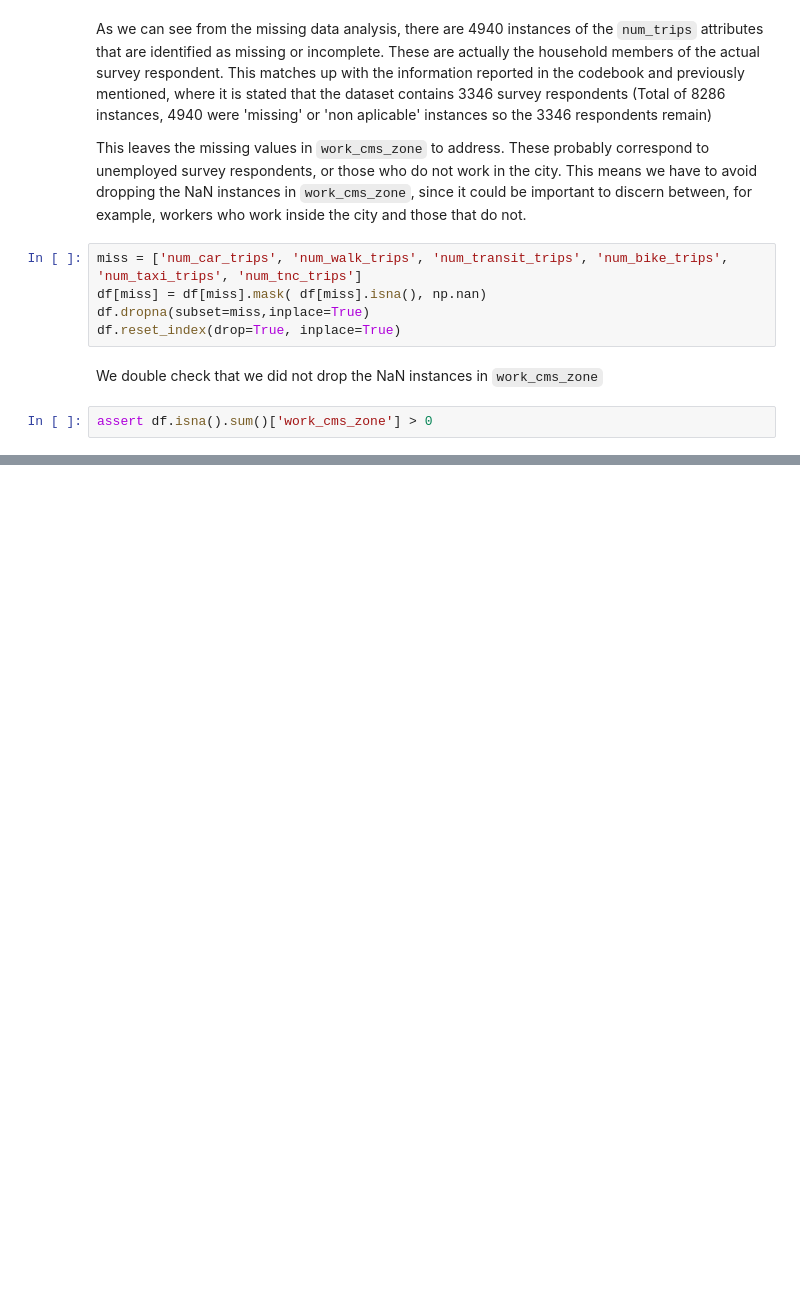
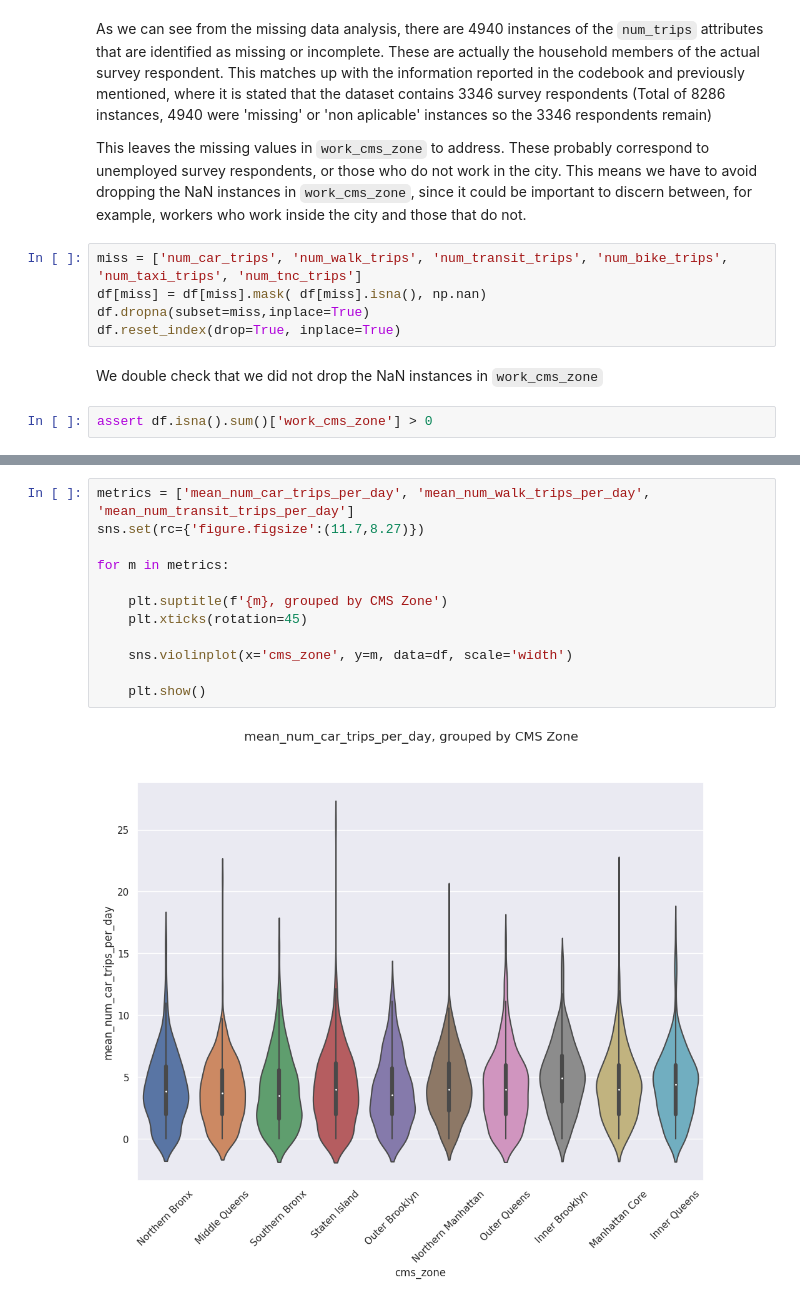
Before and after one commit to Axemt/TUD-2223-DATAH3-Project, a Jupyter notebook: NYC's 2019 Citywide Mobility Survey.ipynb, the cells around one changed output, grey strips where cells are left out. Cells and saved outputs as stored; diff of their text form; blank space fills up the shorter version.

```diff
--- a/NYC's 2019 Citywide Mobility Survey.ipynb
+++ b/NYC's 2019 Citywide Mobility Survey.ipynb
@@ -127,0 +279,14 @@ assert df.isna().sum()['work_cms_zone'] > 0
+# %%
+metrics = ['mean_num_car_trips_per_day', 'mean_num_walk_trips_per_day', 'mean_num_transit_trips_per_day']
+sns.set(rc={'figure.figsize':(11.7,8.27)})
+
+for m in metrics:
+
+    plt.suptitle(f'{m}, grouped by CMS Zone')
+    plt.xticks(rotation=45)
+
+    sns.violinplot(x='cms_zone', y=m, data=df, scale='width')
+
+    plt.show()
+# %% [output]
+[figure, added]
```
Also changed, not shown: parts of 25 cells of this notebook, 1 other file.
